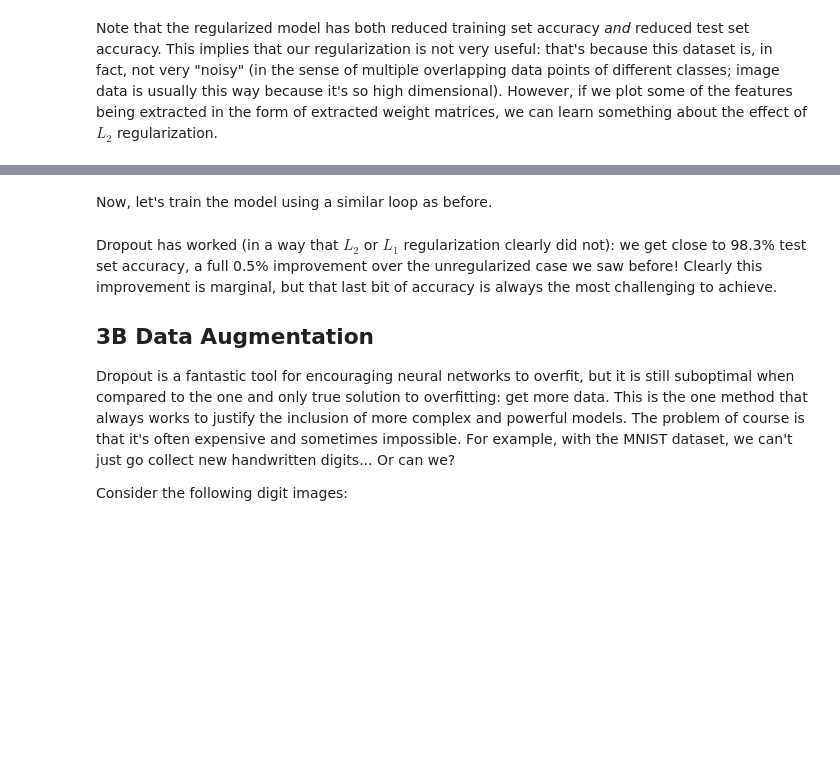
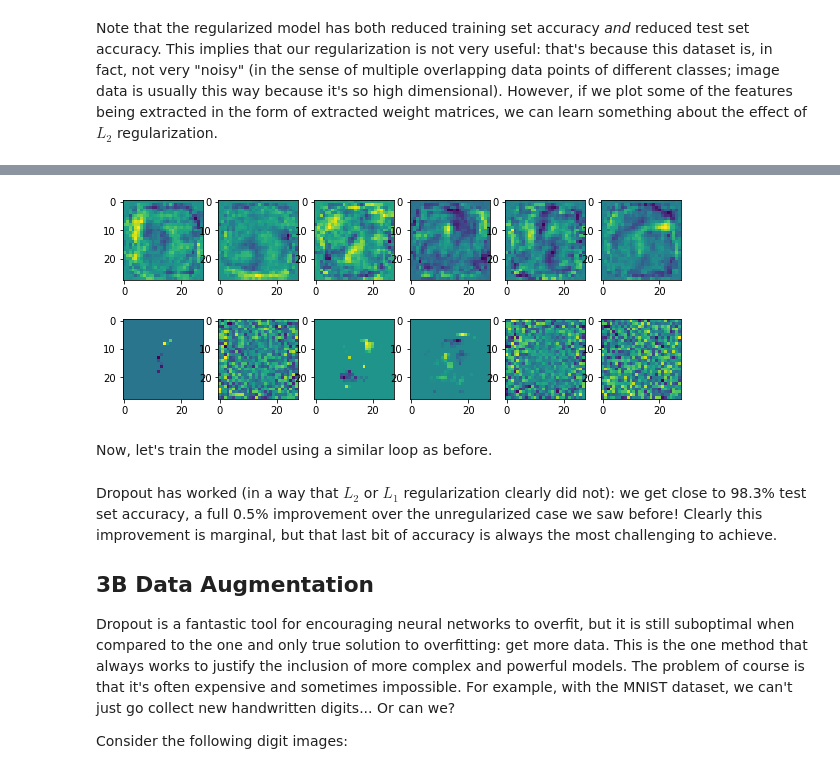
Before and after one commit to addiboyer24/08-regularization, a Jupyter notebook: 08-regularization.ipynb, the cells around one changed output, grey strips where cells are left out. Drawn from its saved outputs; the diff is of its cells as text; code cells hidden in the pictures; blank space fills up the shorter version.

```diff
--- a/08-regularization.ipynb
+++ b/08-regularization.ipynb
@@ -612,3 +787,11 @@ Then dropout is easy to apply in pytorch: all we need to do is to instantiate a
+# %%
+fig,axs = plt.subplots(nrows=2,ncols=6)
+fig.set_size_inches(10,4)
+for i in range(6):
+    axs[0,i].imshow(W1_noreg[:,np.random.randint(W1_noreg.shape[1])].reshape((h,w)))
+    axs[1,i].imshow(W1_L2[:,np.random.randint(W1_L2.shape[1])].reshape((h,w)))
+# %% [output]
+[figure, added]
 # %%
 import torch
 import torch.nn as nn
```
Also changed, not shown: parts of 14 cells of this notebook.
